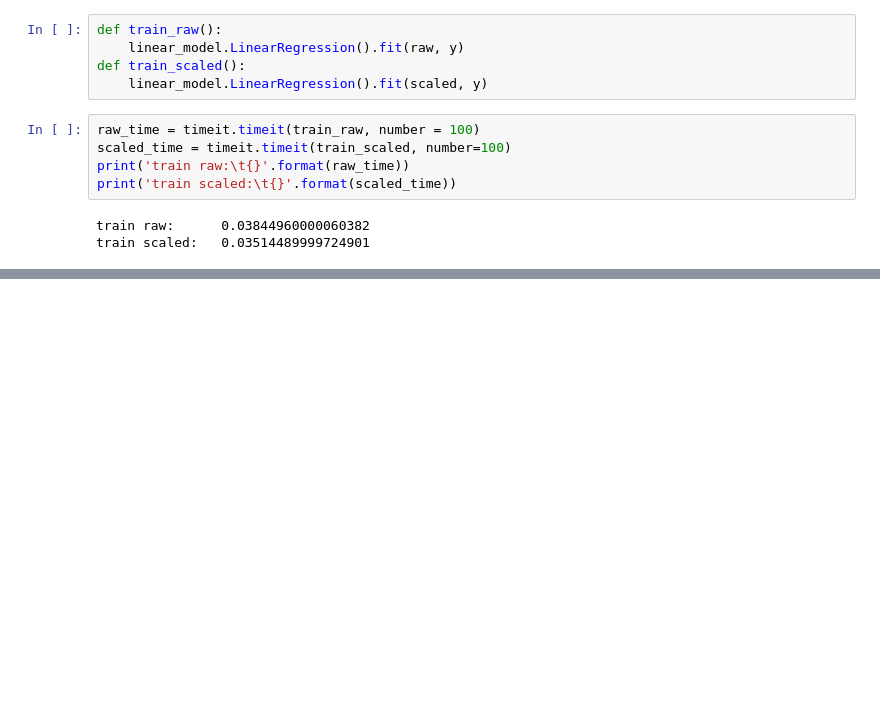
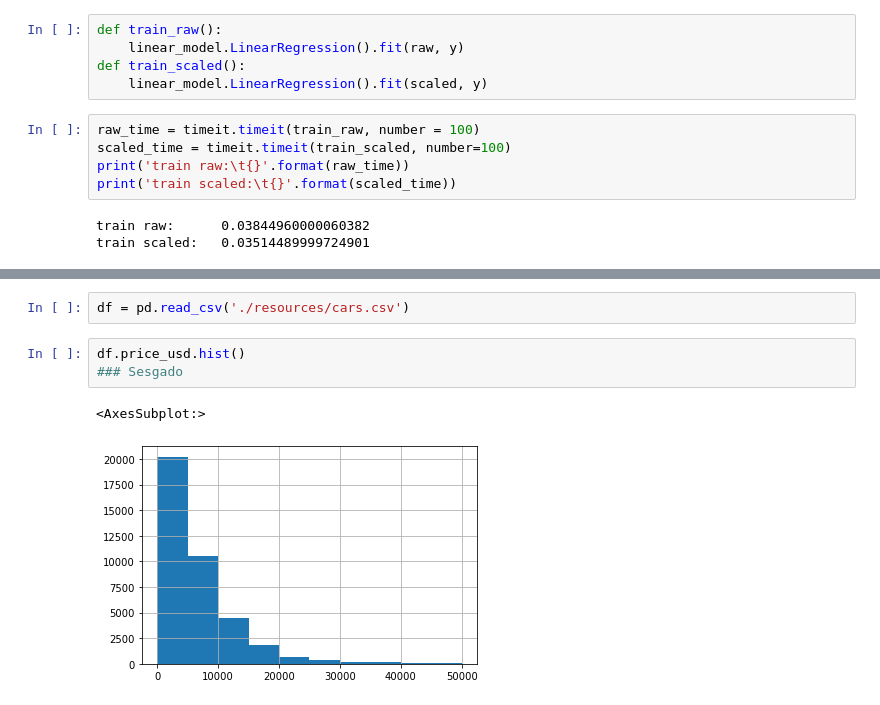
Before and after one commit to GreatestTrain/estadistica-descriptiva, a Jupyter notebook: notebooks/12.procesamiento_de_datos.ipynb, the cells around one changed output, grey strips where cells are left out. Cells and saved outputs as stored; diff of their text form; blank space fills up the shorter version.

```diff
--- a/notebooks/12.procesamiento_de_datos.ipynb
+++ b/notebooks/12.procesamiento_de_datos.ipynb
@@ -39,0 +71,8 @@ train scaled:   0.03514489999724901
+# %%
+df = pd.read_csv('./resources/cars.csv')
+# %%
+df.price_usd.hist()
+### Sesgado
+# %% [output]
+<AxesSubplot:>
+[figure, added]
```
Also changed, not shown: parts of 12 cells of this notebook, 4 other files.
